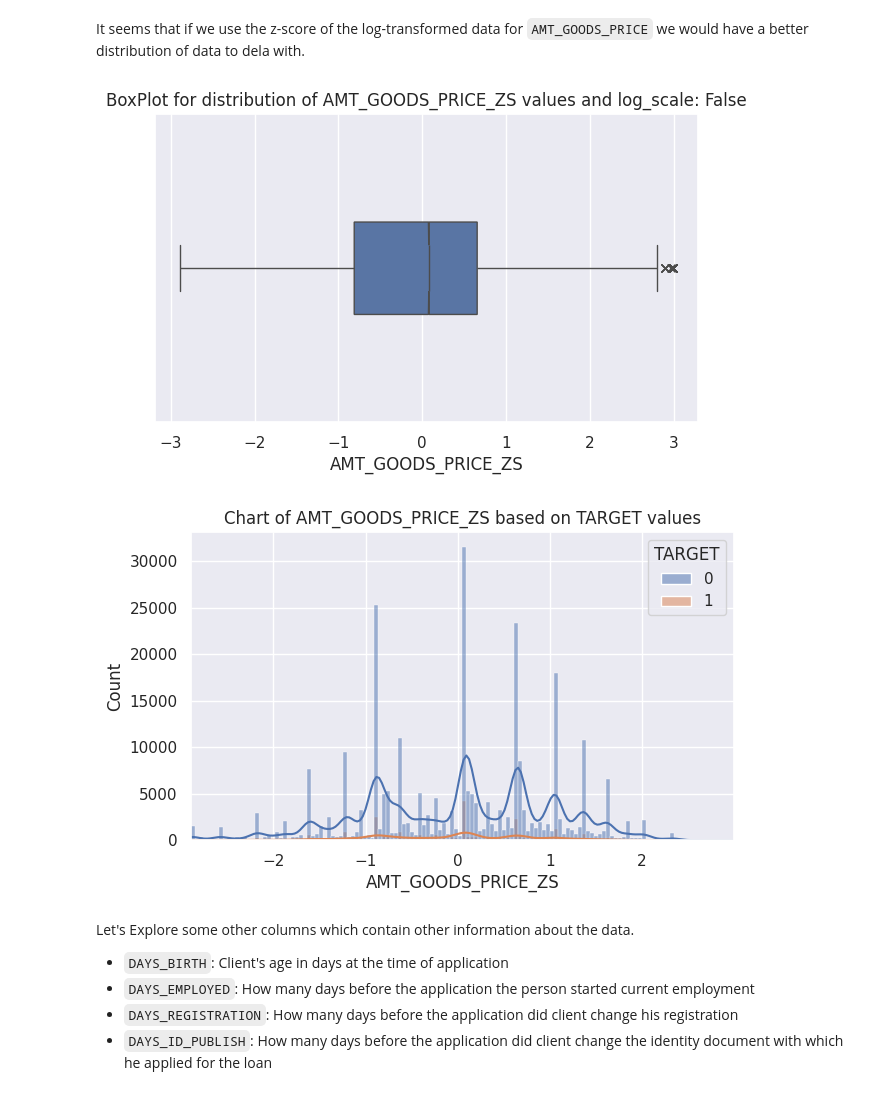
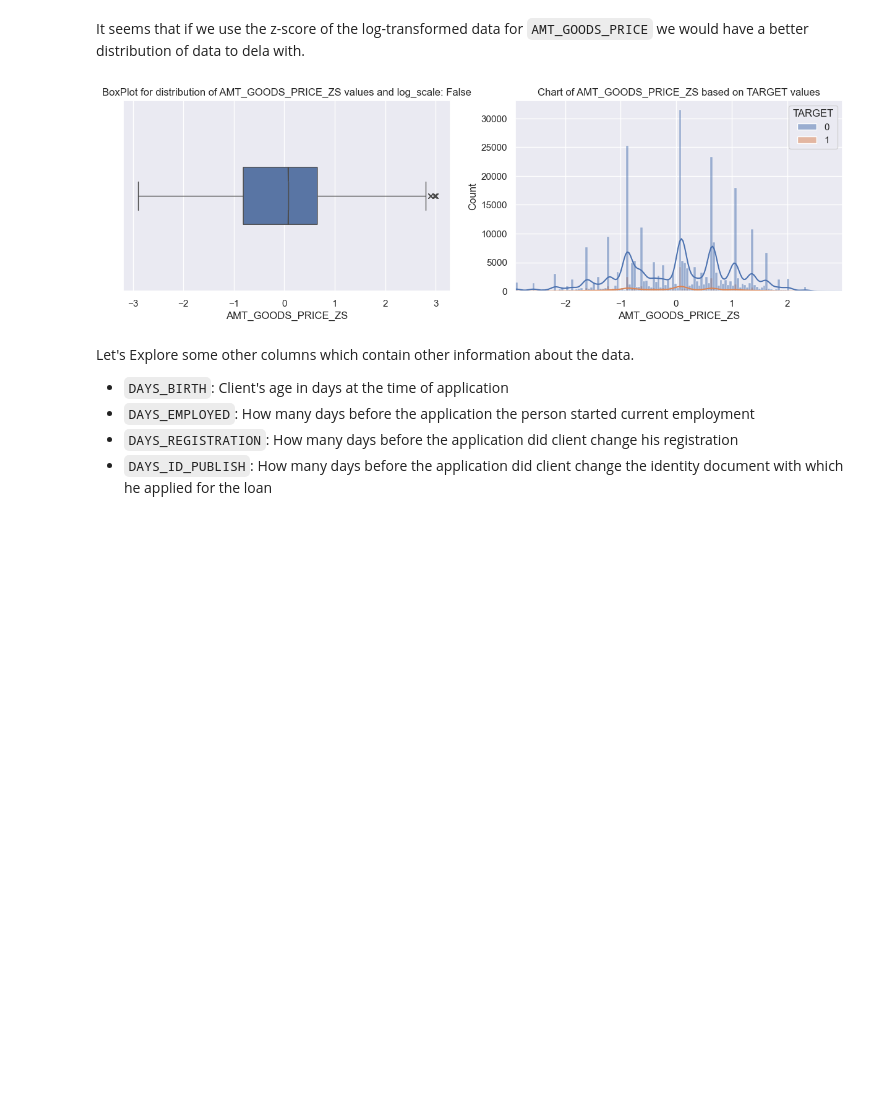
Before and after one commit to Shayan-B/MicroFinance-Project, a Jupyter notebook: Notebooks/Microfinance-Main.ipynb, the cells around one changed output. Drawn from its saved outputs; the diff is of its cells as text; code cells hidden in the pictures; blank space fills up the shorter version.

Commit message:
fixed subplot for bax and histogram

```diff
--- a/Notebooks/Microfinance-Main.ipynb
+++ b/Notebooks/Microfinance-Main.ipynb
@@ -276,16 +267,20 @@ It seems that if we use the z-score of the log-transformed data for `AMT_GOODS_P
 # %%
 train_df, standard_scaler = train_df.pipe(
     micro.compute_transform_zscore, col_name="AMT_GOODS_PRICE"
 )
 
-test_df["AMT_GOODS_PRICE_ZS"] = test_df.pipe(micro.transform_test_data_zscore, col_name="AMT_GOODS_PRICE", apply_log=True, std_scaler=standard_scaler)
+test_df["AMT_GOODS_PRICE_ZS"] = test_df.pipe(
+    micro.transform_test_data_zscore,
+    col_name="AMT_GOODS_PRICE",
+    apply_log=True,
+    std_scaler=standard_scaler,
+)
 
 micro.explore_var_vs_target(train_df, "AMT_GOODS_PRICE_ZS")
 
 train_df = train_df.drop(columns=["AMT_GOODS_PRICE", "AMT_GOODS_PRICE_LOG"])
 # %% [output]
-[figure, old version]
+[figure, new version]
-[figure, removed]
 # %% [markdown]
 Let's Explore some other columns which contain other information about the data.
 
```
Also changed, not shown: parts of 22 cells of this notebook, 1 other file.
